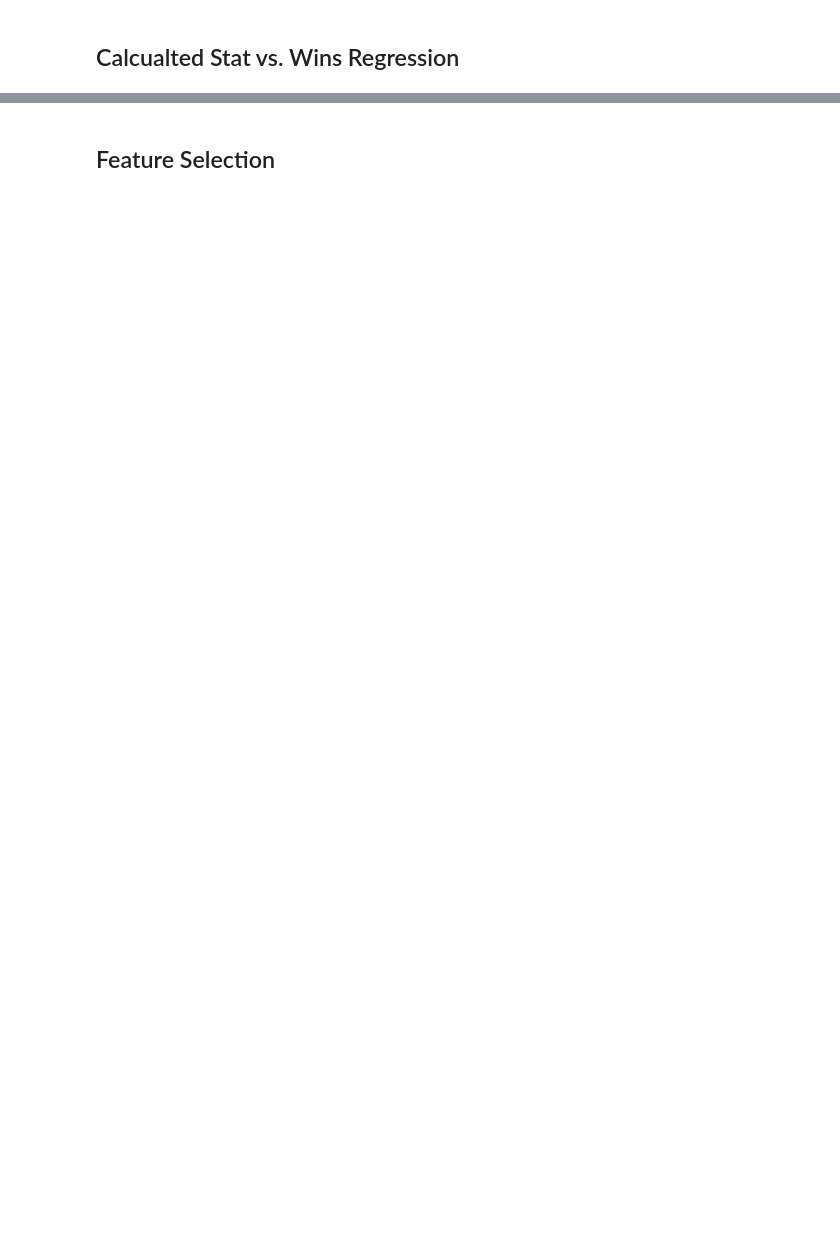
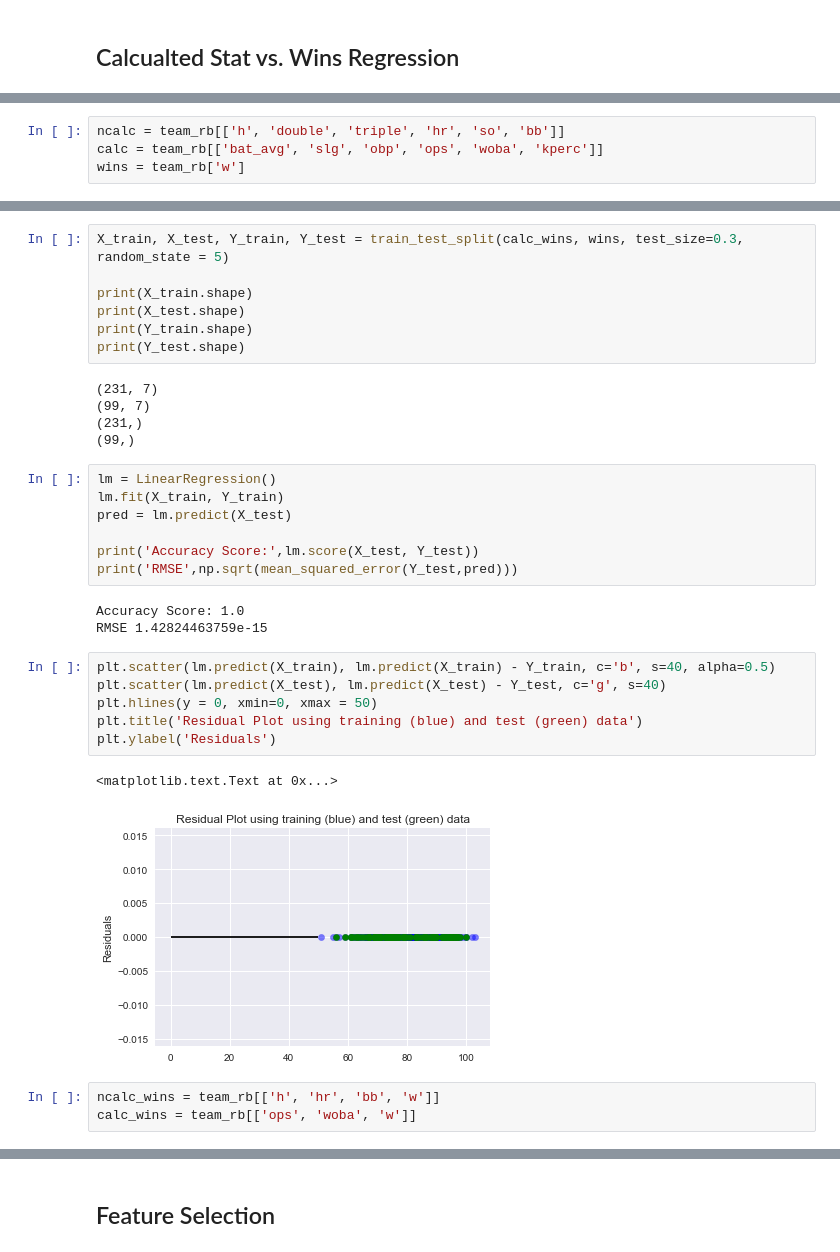
Before and after one commit to lawewers/Springboard-Capstone-MLB-W-vs.-L, a Jupyter notebook: CapstoneProject.ipynb, the cells around one changed output, grey strips where cells are left out. Saved outputs shown, nothing was run; the diff lists cells and outputs as text; blank space fills up the shorter version.

```diff
--- a/CapstoneProject.ipynb
+++ b/CapstoneProject.ipynb
@@ -362,0 +279,4 @@ Slope Standard Deviation Error: 0.00011643852996
+# %%
+ncalc = team_rb[['h', 'double', 'triple', 'hr', 'so', 'bb']]
+calc = team_rb[['bat_avg', 'slg', 'obp', 'ops', 'woba', 'kperc']]
+wins = team_rb['w']
@@ -362,0 +311,34 @@ Slope Standard Deviation Error: 0.00011643852996
+# %%
+X_train, X_test, Y_train, Y_test = train_test_split(calc_wins, wins, test_size=0.3, random_state = 5)
+
+print(X_train.shape)
+print(X_test.shape)
+print(Y_train.shape)
+print(Y_test.shape)
+# %% [output]
+(231, 7)
+(99, 7)
+(231,)
+(99,)
+# %%
+lm = LinearRegression()
+lm.fit(X_train, Y_train)
+pred = lm.predict(X_test)
+
+print('Accuracy Score:',lm.score(X_test, Y_test))
+print('RMSE',np.sqrt(mean_squared_error(Y_test,pred)))
+# %% [output]
+Accuracy Score: 1.0
+RMSE 1.42824463759e-15
+# %%
+plt.scatter(lm.predict(X_train), lm.predict(X_train) - Y_train, c='b', s=40, alpha=0.5)
+plt.scatter(lm.predict(X_test), lm.predict(X_test) - Y_test, c='g', s=40)
+plt.hlines(y = 0, xmin=0, xmax = 50)
+plt.title('Residual Plot using training (blue) and test (green) data')
+plt.ylabel('Residuals')
+# %% [output]
+<matplotlib.text.Text at 0x...>
+[figure, added]
+# %%
+ncalc_wins = team_rb[['h', 'hr', 'bb', 'w']]
+calc_wins = team_rb[['ops', 'woba', 'w']]
```
Also changed, not shown: parts of 35 cells of this notebook.
